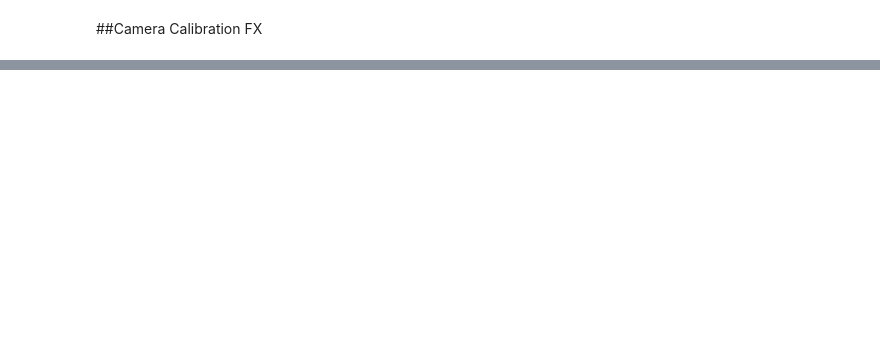
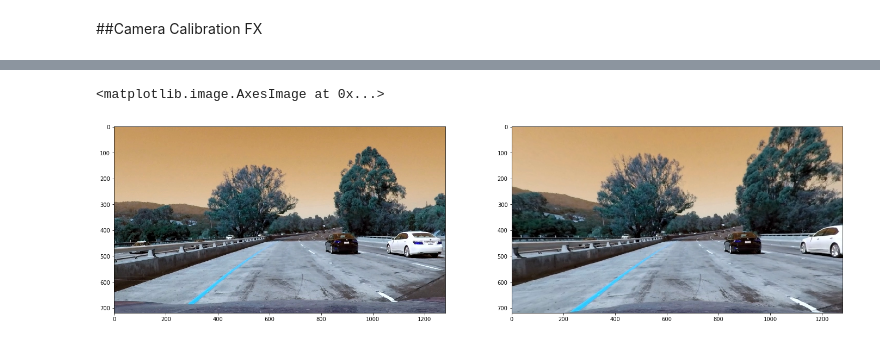
Before and after one commit to gobrando/CarND-Camera-Calibration, a Jupyter notebook: cv_calibrate_fx.ipynb, the cells around one changed output, grey strips where cells are left out. Cells and saved outputs as stored; diff of their text form; code cells hidden in the pictures; blank space fills up the shorter version.

```diff
--- a/cv_calibrate_fx.ipynb
+++ b/cv_calibrate_fx.ipynb
@@ -38,0 +41,11 @@ plt.subplots_adjust(left=0., right=1, top=0.9, bottom=0.)
+# %%
+img = cv2.imread('/Users/brandoncanniff/Code2020/Self-Driving-Cars/Camera Calibration/CarND-Camera-Calibration/colorspace_test_images/test1.jpg')
+gray = cv2.cvtColor(img, cv2.COLOR_BGR2GRAY)
+ret, mtx, dist, rvecs, tvecs = cv2.calibrateCamera(objpoints, imgpoints, gray.shape[::-1], None, None)
+undst = cv2.undistort(img, mtx, dist)
+f, (ax1, ax2) = plt.subplots(1,2,figsize=(24,9))
+ax1.imshow(img)
+ax2.imshow(undst)
+# %% [output]
+<matplotlib.image.AxesImage at 0x...>
+[figure, added]
```
Also changed, not shown: parts of 2 cells of this notebook, 1 other file.
